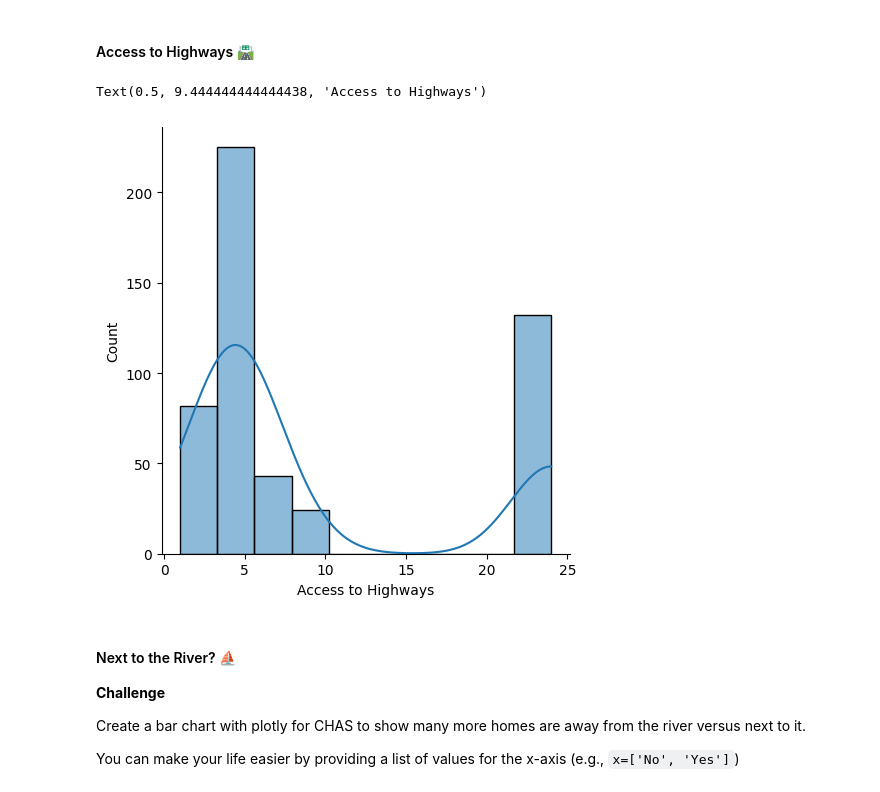
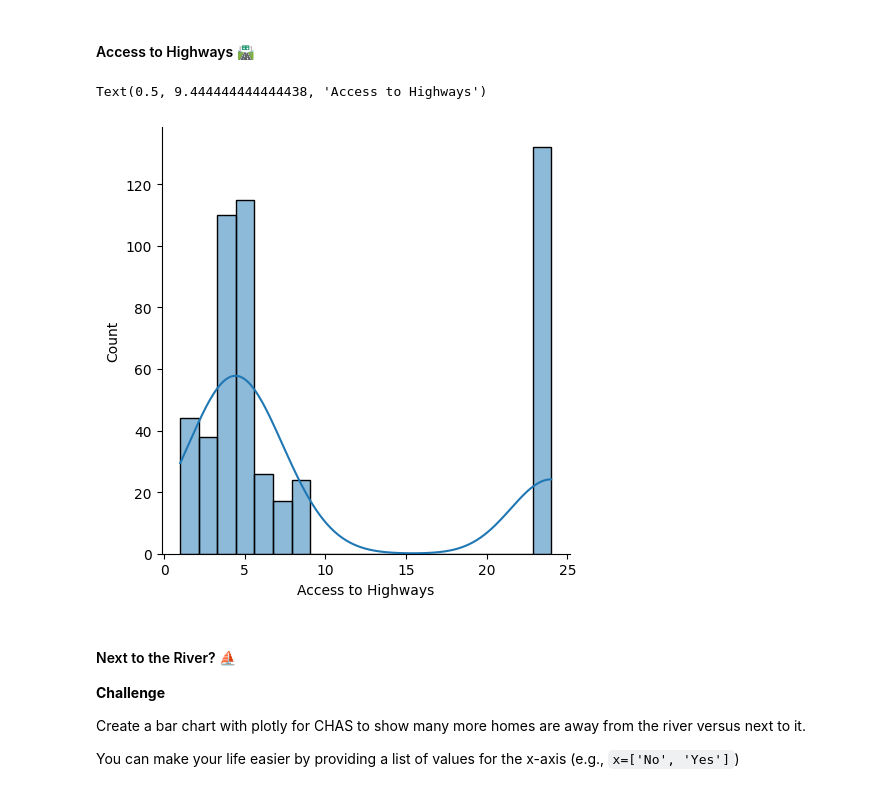
Before and after one commit to DamiTheCraftyPythonista/Data-Analysis-example-project-Property-Valuation-model, a Jupyter notebook: Multivariable_Regression_and_Valuation_Model_(start).ipynb, the cells around one changed output. Cells and saved outputs as stored; diff of their text form; code cells hidden in the pictures.

```diff
--- a/Multivariable_Regression_and_Valuation_Model_(start).ipynb
+++ b/Multivariable_Regression_and_Valuation_Model_(start).ipynb
@@ -195,12 +202,14 @@ Text(0.5, 9.444444444444438, 'Number of Rooms')
 # %% [markdown]
 #### Access to Highways 🛣
 # %%
-sns.displot(data.RAD, kde=True)
+sns.displot(data.RAD,
+            bins=20,
+            kde=True)
 
 plt.xlabel('Access to Highways')
 # %% [output]
 Text(0.5, 9.444444444444438, 'Access to Highways')
-[figure, old version]
+[figure, new version]
 # %% [markdown]
 #### Next to the River? ⛵️
 
```
Also changed, not shown: parts of 30 cells of this notebook.
